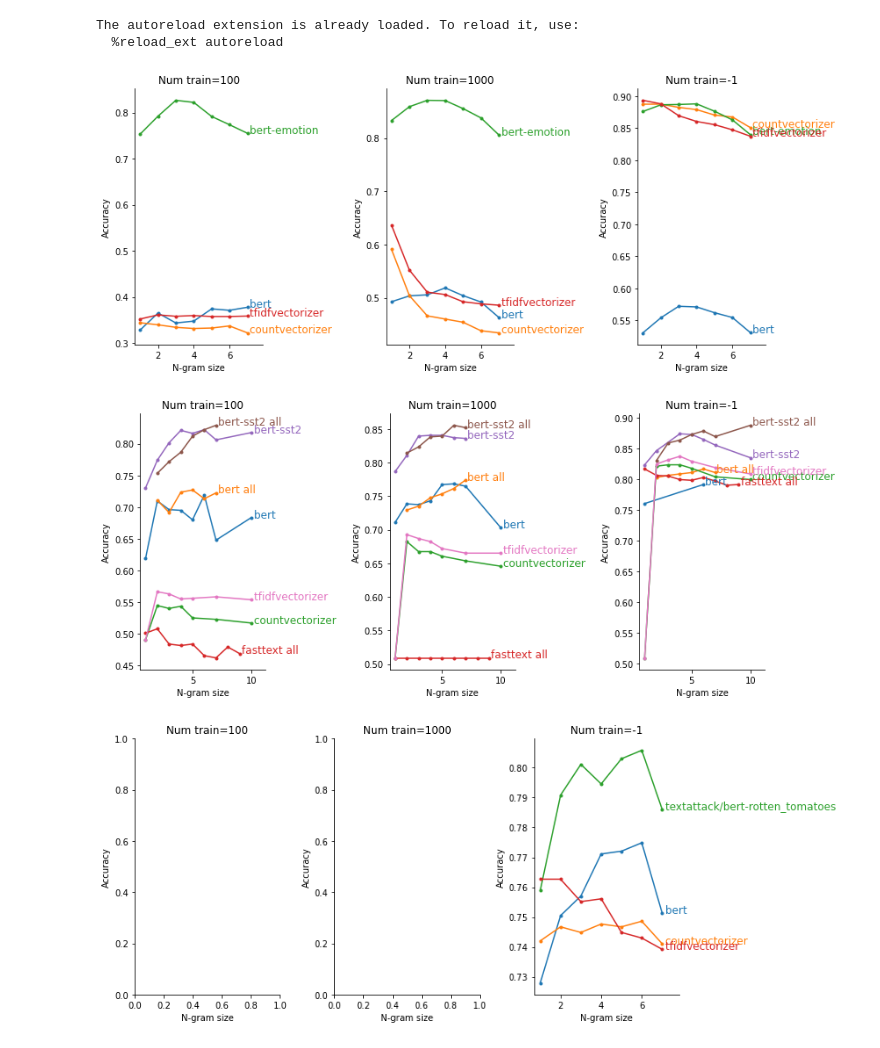
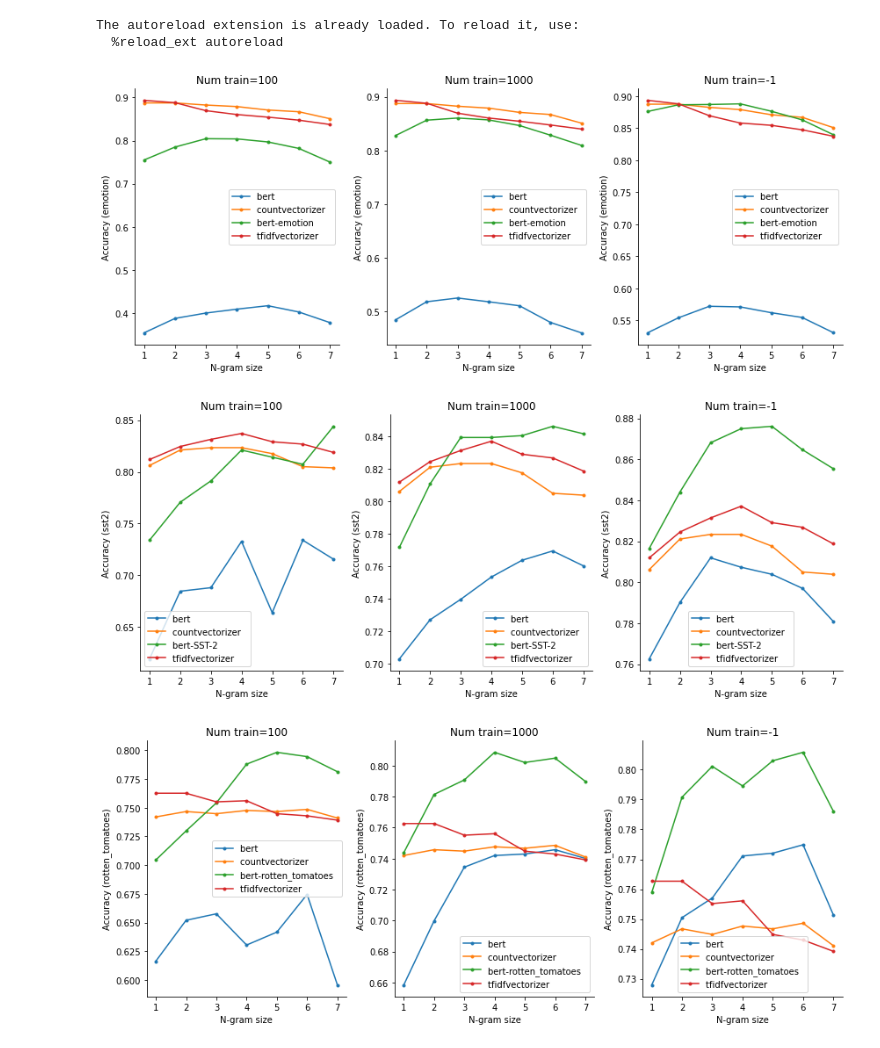
Before and after one commit to csinva/imodelsX, a Jupyter notebook: 05_analyze_results.ipynb, the cells around one changed output. Saved outputs shown, nothing was run; the diff lists cells and outputs as text; code cells hidden in the pictures.

```diff
--- a/05_analyze_results.ipynb
+++ b/05_analyze_results.ipynb
@@ -24,7 +24,7 @@ pd.set_option('display.max_rows', None)
 The autoreload extension is already loaded. To reload it, use:
   %reload_ext autoreload
 # %%
-dsets = os.listdir(config.data_dir)
+dsets = os.listdir(config.results_dir)
 rs = []
 for dset in dsets:
     # depending on how much is saved, this may take a while
@@ -48,40 +48,41 @@ rs = pd.concat(rs)
 # %%
 for dset in rs.dataset.unique():
     r = rs[rs.dataset == dset]
 
     R = 1
     C = 3
     plt.figure(figsize=(12, 5))
     # plt.figure(figsize=(8, 12))
     for i, subsample in enumerate([100, 1000, -1]):
         plt.subplot(R, C, i + 1)
         plt.title('Num train=' + str(subsample))
         d = r[r.subsample == subsample]
 
         curve = d.groupby(['checkpoint', 'all', 'norm'])
         for key, group in curve:
             g = group.sort_values('ngrams')
             plt.plot(g.ngrams, g.acc_val, '.-',
                      label=(
                          ' '.join(key)
-                         .replace('textattack/bert-base-uncased-SST-2', 'bert-sst2')
+                         .replace('textattack/', '')
                          .replace('bert-base-uncased', 'bert')
-                         .replace('nateraw/bert-emotion', 'bert-emotion')
+                         .replace('nateraw/', '')
+#                          .lower()
                      ))
-        plt.ylabel('Accuracy')
+        plt.ylabel(f'Accuracy ({dset})')
         plt.xlabel('N-gram size')
 
 
-    #     plt.legend()
-        dvu.line_legend(fontsize=12)
+        plt.legend()
+#         dvu.line_legend(fontsize=12)
 
     plt.tight_layout()
     plt.savefig(f'results/acc_by_ngrams_{dset}.pdf')
     #     print(curve)
 # %% [output]
-[figure, old version]
+[figure, new version]
-[figure, old version]
+[figure, new version]
-[figure, old version]
+[figure, new version]
 # %%
 ##### (
 r.sort_values(by=['subsample', 'acc_val'], ascending=False)
```
Also changed, not shown: 6 other files.
